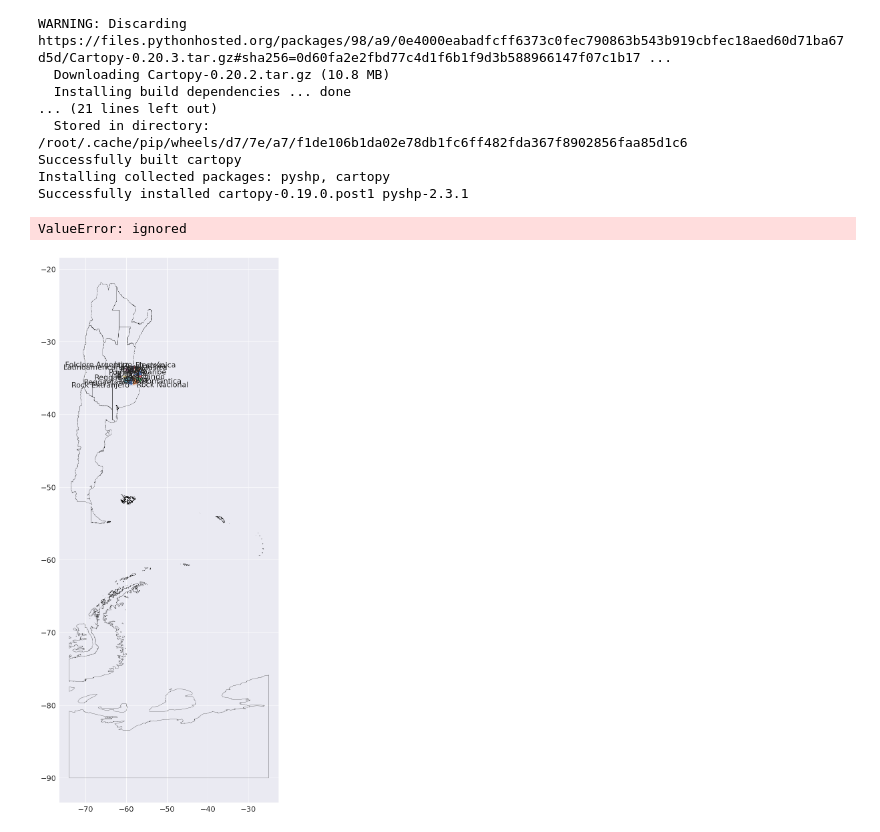
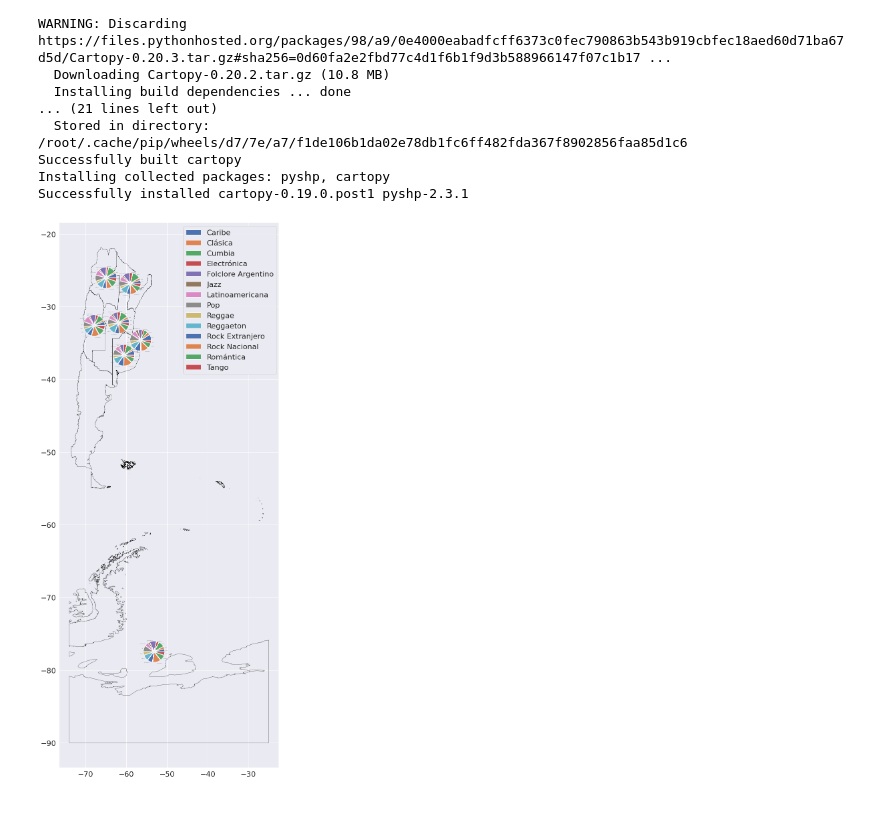
Before and after one commit to FedeManrupe/FLACSO_final, a Jupyter notebook: FLACSO_final_1.ipynb, the cells around one changed output. Drawn from its saved outputs; the diff is of its cells as text; code cells hidden in the pictures.

```diff
--- a/FLACSO_final_1.ipynb
+++ b/FLACSO_final_1.ipynb
@@ -1171,11 +1203,12 @@ def draw_pie(dist, xpos, ypos, size, ax):
 # %%
-fig, ax = plt.subplots(figsize = (60,30))
-ax = gdfRegiones.boundary.plot(ax=ax,edgecolor='black',linewidth=0.5)
+# Este quedn feos
+#fig, ax = plt.subplots(figsize = (60,30))
+#ax = gdfRegiones.boundary.plot(ax=ax,edgecolor='black',linewidth=0.5)
 
-for indice in gdfRegiones.index:
-  regionAuxiliar = gdfRegiones['region'][indice]
-  dfAuxiliar = dfRegiones2.loc[dfRegiones2['region'] == regionAuxiliar]
-  ax = draw_pie(dfAuxiliar['value'].to_numpy(),gdfRegiones['centroideX'][indice],gdfRegiones['centroideY'][indice],1800,ax)
+#for indice in gdfRegiones.index:
+#  regionAuxiliar = gdfRegiones['region'][indice]
+#  dfAuxiliar = dfRegiones2.loc[dfRegiones2['region'] == regionAuxiliar]
+#  ax = draw_pie(dfAuxiliar['value'].to_numpy(),gdfRegiones['centroideX'][indice],gdfRegiones['centroideY'][indice],1800,ax)
 # %% [output]
 [figure]
 # %%
@@ -1202,23 +1235,32 @@ Successfully installed cartopy-0.19.0.post1 pyshp-2.3.1
 import cartopy.crs as ccrs
 from mpl_toolkits.axes_grid1.inset_locator import inset_axes
 # %%
-def plot_pie_inset(data,etiquetas,ilon,ilat,ax,width):
+def plot_pie_inset(data,etiquetas,ilon,ilat,ax,width,region):
+
+    if region=='CABA':
+        ilon = ilon + 2
+
+    if region=='CENTRO':
+        ilon = ilon + 1
+        ilat = ilat + 1
+
     ax_sub= inset_axes(ax, width=width, height=width, loc=10,
                        bbox_to_anchor=(ilon, ilat),
                        bbox_transform=ax.transData,
                        borderpad=0)
 
-    explode = (0, 0.1, 0, 0,0, 0.1, 0, 0,0, 0.1,0,0,0.1,0)
-    wedges,texts= ax_sub.pie(data, explode=explode,labels=etiquetas, autopct='%1.1f%%', shadow=True)
+    explode = (0.1, 0.1, 0.1, 0.1,0.1, 0.1, 0.1, 0.1,0.1, 0.1,0.1,0.1,0.1,0.1)
+    wedges,texts= ax_sub.pie(data, explode=explode,labels=etiquetas, textprops={'fontsize': 2})
 
     ax_sub.set_aspect("equal")
 # %%
-fig, ax = plt.subplots(figsize = (60,30))
+fig, ax = plt.subplots(figsize = (80,30))
 ax = gdfRegiones.boundary.plot(ax=ax,edgecolor='black',linewidth=0.5)
 for indice in gdfRegiones.index:
   regionAuxiliar = gdfRegiones['region'][indice]
   dfAuxiliar = dfRegiones2.loc[dfRegiones2['region'] == regionAuxiliar]
-  plot_pie_inset(dfAuxiliar['value'],dfAuxiliar['variable'],gdfRegiones['centroideX'][indice],gdfRegiones['centroideY'][indice],ax,1)
+  plot_pie_inset(dfAuxiliar['value'],dfAuxiliar['variable'],gdfRegiones['centroideX'][indice],gdfRegiones['centroideY'][indice],ax,1,regionAuxiliar)
+
+plt.legend(loc='upper right', bbox_to_anchor=(7,6));
 # %% [output]
-ValueError: ignored
-[figure, old version]
+[figure, new version]
```
Also changed, not shown: parts of 7 cells of this notebook.
